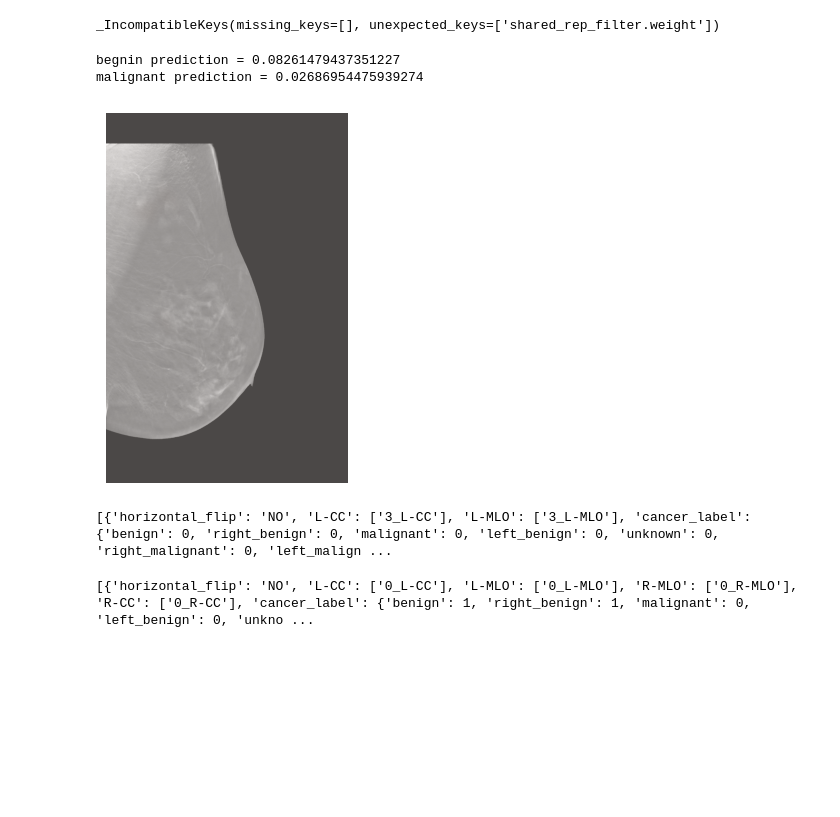
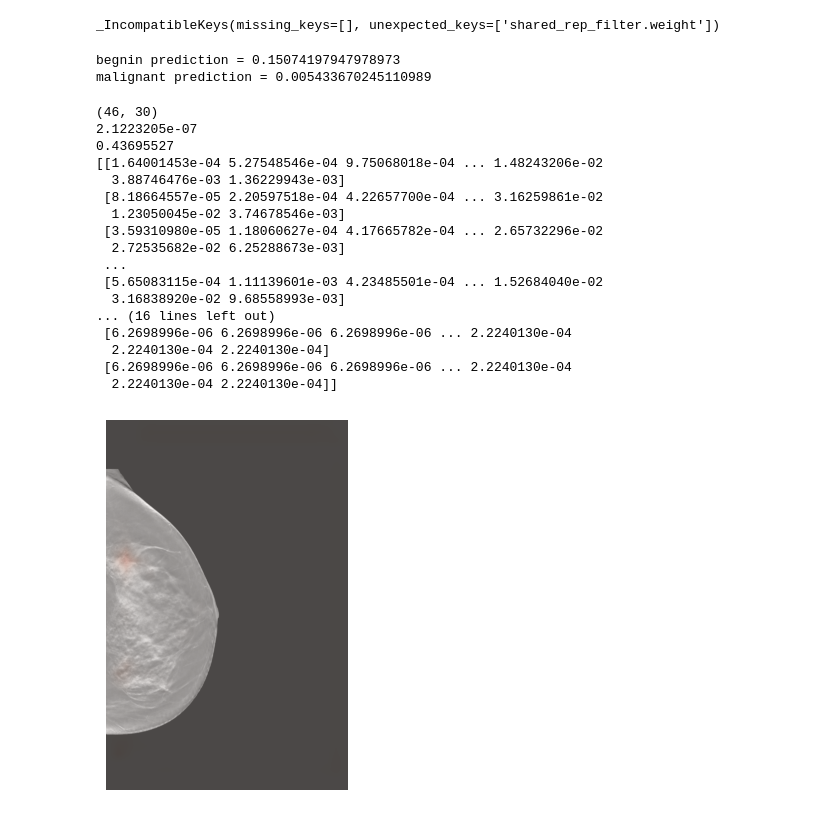
Before and after one commit to cpheidelberg/proj-dicomGmic-lightning, a Jupyter notebook: testDICOM.ipynb, the cells around one changed output. Saved outputs shown, nothing was run; the diff lists cells and outputs as text; code cells hidden in the pictures; blank space fills up the shorter version.

```diff
--- a/testDICOM.ipynb
+++ b/testDICOM.ipynb
@@ -61,11 +118,16 @@ print(sample.shape)
 # %%
-path = "output.png"
+with open("../Data/BSC-DBT/output/data.pkl", "rb") as f:
+    exam_list = pickle.load(f)
+
+print(exam_list[0])
+datum = exam_list[0]
 view = "L-CC"
-horizontal_flip = "YES"
+short_file_path = datum[view][0]
+print(short_file_path)
 
 loaded_image = loading.load_image(
-                    image_path=path,
-                    view=view, horizontal_flip=horizontal_flip)
+                    image_path=os.path.join("../Data/BSC-DBT/output/cropped_images/", short_file_path + ".png"),
+                    view=view, horizontal_flip=datum["horizontal_flip"])
 
 print(type(loaded_image))
 print(np.min(loaded_image))
@@ -83,5 +147,5 @@ plt.imshow(loaded_image, cmap="gray")
 # %%
-best_center = (800, 400)
+best_center = datum["best_center"][view][0]
 
 loaded_image = loading.process_image(loaded_image, view, best_center)
 # %%
@@ -108,7 +172,7 @@ parameters = {
 
 model = gmic.GMIC(parameters)
 # %%
-model.load_state_dict(torch.load("GMIC/models/sample_model_1.p", map_location="cpu"), strict=False)
+model.load_state_dict(torch.load("models/sample_model_2.p", map_location="cpu"), strict=False)
 # %% [output]
 _IncompatibleKeys(missing_keys=[], unexpected_keys=['shared_rep_filter.weight'])
 # %%
@@ -121,32 +185,50 @@ malignant_pred = pred_numpy[0, 1]
 print("begnin prediction = {}".format(begnin_pred))
 print("malignant prediction = {}".format(malignant_pred))
 # %% [output]
-begnin prediction = 0.08261479437351227
-malignant prediction = 0.02686954475939274
+begnin prediction = 0.15074197947978973
+malignant prediction = 0.005433670245110989
 # %%
 saliency_maps = model.saliency_map.data.cpu().numpy()
 malignant_saliency_map = saliency_maps[0,1,:,:]
 alphas = np.abs(np.linspace(0, 0.95, 259))
+
 alpha_red = plt.cm.get_cmap('Reds')
+print(malignant_saliency_map.shape)
+print(np.min(malignant_saliency_map))
+print(np.max(malignant_saliency_map))
+print(malignant_saliency_map)
+# plt.imshow(malignant_saliency_map, alpha=0.3, cmap=alpha_red, clim=[0.0, 1.0])
+# plt.axis("off")
+# plt.savefig("mammoResult.png")
+
+malignant_saliency_map = cv2.resize(malignant_saliency_map, (1920, 2944))
+print(malignant_saliency_map.shape)
+print(np.min(malignant_saliency_map))
+print(np.max(malignant_saliency_map))
+print(malignant_saliency_map)
+
 plt.figure()
 plt.imshow(loaded_image, cmap="Greys_r")
-plt.imshow(cv2.resize(malignant_saliency_map, (1920, 2944)), alpha=0.3, cmap=alpha_red, clim=[0.0, 1.0])
+plt.imshow(malignant_saliency_map, alpha=0.3, cmap=alpha_red, clim=[0.0, 1.0])
 plt.axis("off")
-plt.savefig("mammoResult.png")
+# plt.savefig("mammoResult.png")
 plt.show()
 # %% [output]
+(46, 30)
+2.1223205e-07
+0.43695527
+[[1.64001453e-04 5.27548546e-04 9.75068018e-04 ... 1.48243206e-02
+  3.88746476e-03 1.36229943e-03]
+ [8.18664557e-05 2.20597518e-04 4.22657700e-04 ... 3.16259861e-02
+  1.23050045e-02 3.74678546e-03]
+ [3.59310980e-05 1.18060627e-04 4.17665782e-04 ... 2.65732296e-02
+  2.72535682e-02 6.25288673e-03]
+ ...
+ [5.65083115e-04 1.11139601e-03 4.23485501e-04 ... 1.52684040e-02
+  3.16838920e-02 9.68558993e-03]
+... (16 lines left out)
+ [6.2698996e-06 6.2698996e-06 6.2698996e-06 ... 2.2240130e-04
+  2.2240130e-04 2.2240130e-04]
+ [6.2698996e-06 6.2698996e-06 6.2698996e-06 ... 2.2240130e-04
+  2.2240130e-04 2.2240130e-04]]
-[figure, old version]
+[figure, new version]
-# %%
-with open("Data/BSC-DBT/exam_list.pkl", "rb") as f:
-    exam_list = pickle.load(f)
-
-print(exam_list)
-# %% [output]
-[{'horizontal_flip': 'NO', 'L-CC': ['3_L-CC'], 'L-MLO': ['3_L-MLO'], 'cancer_label': {'benign': 0, 'right_benign': 0, 'malignant': 0, 'left_benign': 0, 'unknown': 0, 'right_malignant': 0, 'left_malign ...
-# %%
-with open("GMIC/sample_output/data.pkl", "rb") as f:
-    exam_list = pickle.load(f)
-
-print(exam_list)
-# %% [output]
-[{'horizontal_flip': 'NO', 'L-CC': ['0_L-CC'], 'L-MLO': ['0_L-MLO'], 'R-MLO': ['0_R-MLO'], 'R-CC': ['0_R-CC'], 'cancer_label': {'benign': 1, 'right_benign': 1, 'malignant': 0, 'left_benign': 0, 'unkno ...
```
Also changed, not shown: parts of 10 cells of this notebook.
